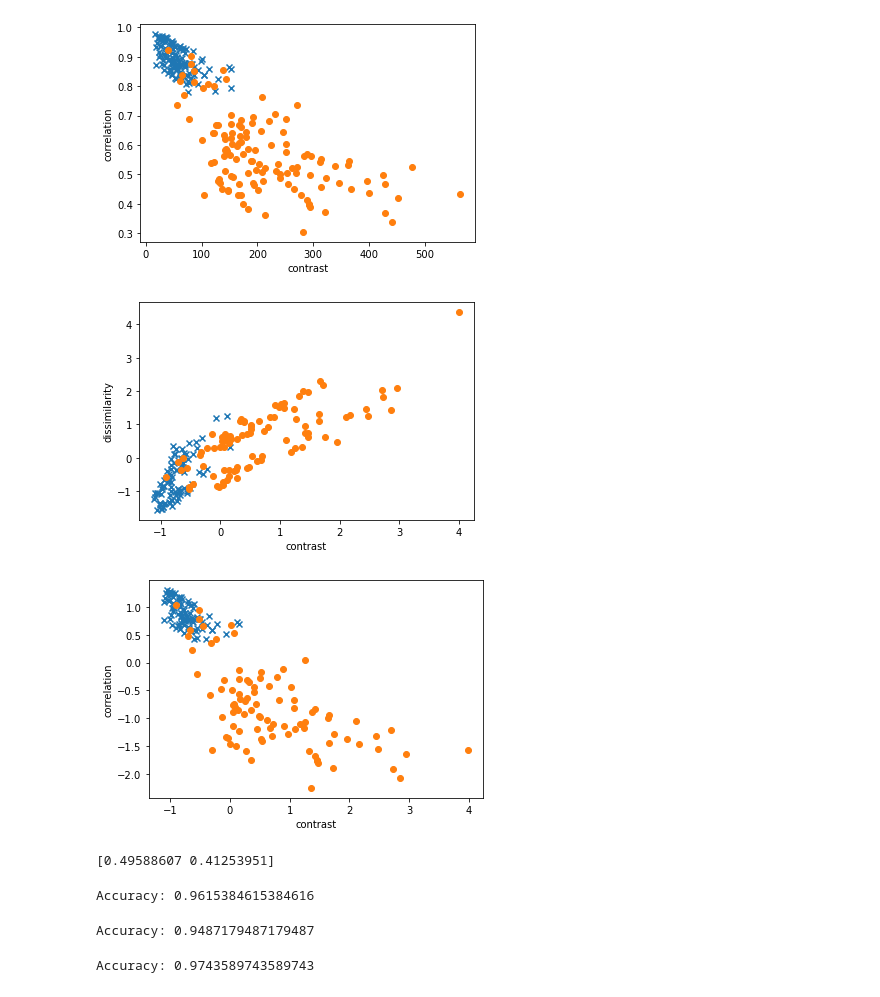
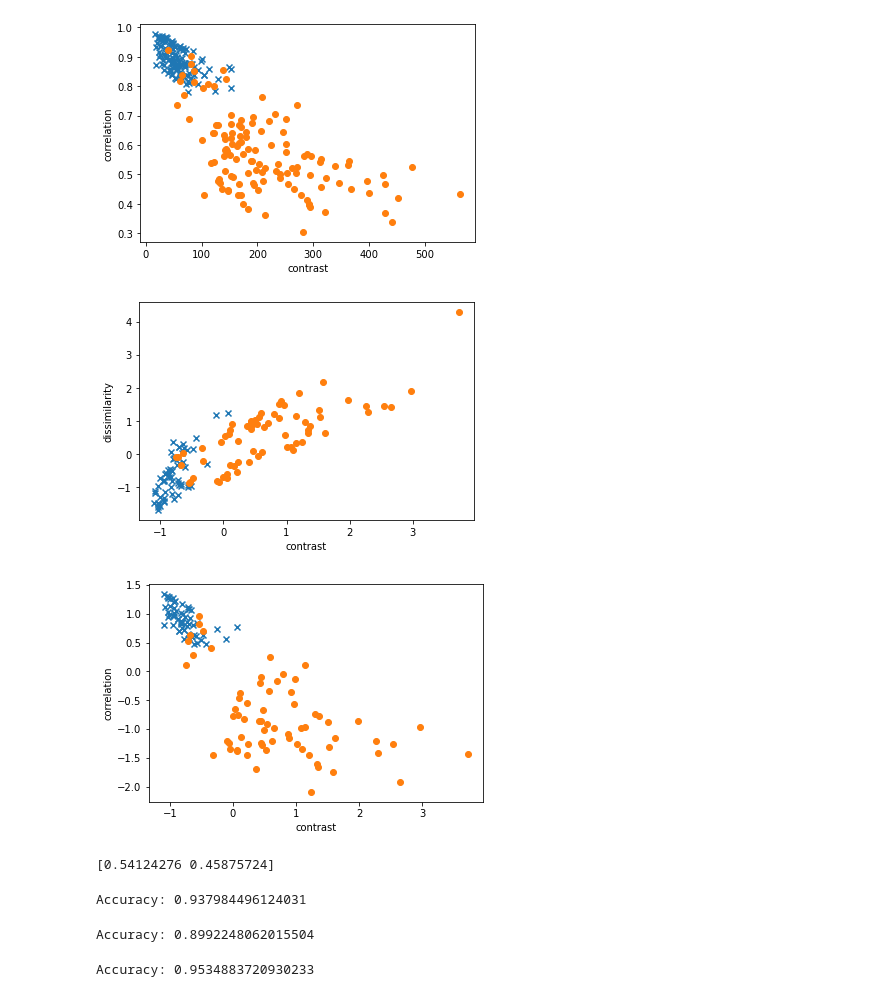
Before and after one commit to NouranHany/Handwriting-Based-Gender-Classification, a Jupyter notebook: GLCM Features.ipynb, the cells around one changed output. Drawn from its saved outputs; the diff is of its cells as text; code cells hidden in the pictures.

```diff
--- a/GLCM Features.ipynb
+++ b/GLCM Features.ipynb
@@ -46,14 +56,16 @@ Males handwritten samples
 from skimage.feature import greycomatrix, greycoprops
 
 img = (rgb2gray(female_imgs[10])*255).astype(np.uint8)
+plt.imshow(img, cmap='gray')
+plt.show()
 glcm = greycomatrix(img, [2], [np.pi/2], levels=255,
                   normed=True, symmetric=True)
-contrast = greycoprops(glcm, 'contrast')
-dissimilarity = greycoprops(glcm, 'dissimilarity')
-homogeneity = greycoprops(glcm, 'homogeneity')
-ASM = greycoprops(glcm, 'ASM')
-energy = greycoprops(glcm, 'energy')
-correlation = greycoprops(glcm, 'correlation')
+contrast = greycoprops(glcm, 'contrast')[0][0]
+dissimilarity = greycoprops(glcm, 'dissimilarity')[0][0]
+homogeneity = greycoprops(glcm, 'homogeneity')[0][0]
+ASM = greycoprops(glcm, 'ASM')[0][0]
+energy = greycoprops(glcm, 'energy')[0][0]
+correlation = greycoprops(glcm, 'correlation')[0][0]
 
 print(contrast)
 print('---------')
@@ -157,36 +170,36 @@ from sklearn.model_selection import train_test_split
 from sklearn import metrics
 from sklearn.preprocessing import StandardScaler
 
 # Spliting data to train and test
-X_train, X_test, y_train, y_test = train_test_split(X, y, test_size=0.3,random_state=109)
+X_train, X_test, y_train, y_test = train_test_split(X, y, test_size=0.5,random_state=200)
 X_train = np.array(X_train)
 X_test = np.array(X_test)
 y_train = np.array(y_train)
 y_test = np.array(y_test)
 
 sc = StandardScaler()
 X_train = sc.fit_transform(X_train)
 X_test = sc.transform(X_test)
 
 
 # Plotting features accorss each other after standard scalling
 female_mask = y_train == 1
 male_mask = y_train == 0
 
 plt.scatter(X_train[female_mask][:,0], X_train[female_mask][:,1], marker = "x")
 plt.scatter(X_train[male_mask][:,0], X_train[male_mask][:,1], marker = "o")
 plt.xlabel('contrast')
 plt.ylabel('dissimilarity')
 plt.show()
 
 plt.scatter(X_train[female_mask][:,0], X_train[female_mask][:,-1], marker = "x")
 plt.scatter(X_train[male_mask][:,0], X_train[male_mask][:,-1], marker = "o")
 plt.xlabel('contrast')
 plt.ylabel('correlation')
 plt.show()
 # %% [output]
-[figure, old version]
+[figure, new version]
-[figure, old version]
+[figure, new version]
 # %%
 # Applying PCA function on training
 # and testing set of X component
@@ -200,7 +213,7 @@ X_test = pca.transform(X_test)
 explained_variance = pca.explained_variance_ratio_
 print(explained_variance)
 # %% [output]
-[0.49588607 0.41253951]
+[0.54124276 0.45875724]
 # %%
 from sklearn import svm
 
@@ -210,7 +223,7 @@ y_pred = clf.predict(X_test)
 
 print("Accuracy:",metrics.accuracy_score(y_test, y_pred))
 # %% [output]
-Accuracy: 0.9615384615384616
+Accuracy: 0.937984496124031
 # %%
 from sklearn.ensemble import RandomForestClassifier
 
@@ -224,7 +237,7 @@ y_pred=clf.predict(X_test)
 
 print("Accuracy:",metrics.accuracy_score(y_test, y_pred))
 # %% [output]
-Accuracy: 0.9487179487179487
+Accuracy: 0.8992248062015504
 # %%
 from sklearn.neighbors import KNeighborsClassifier
 
@@ -238,4 +251,4 @@ y_pred = model.predict(X_test)
 
 print("Accuracy:",metrics.accuracy_score(y_test, y_pred))
 # %% [output]
-Accuracy: 0.9743589743589743
+Accuracy: 0.9534883720930233
```
Also changed, not shown: parts of 2 cells of this notebook, 1 other file.
